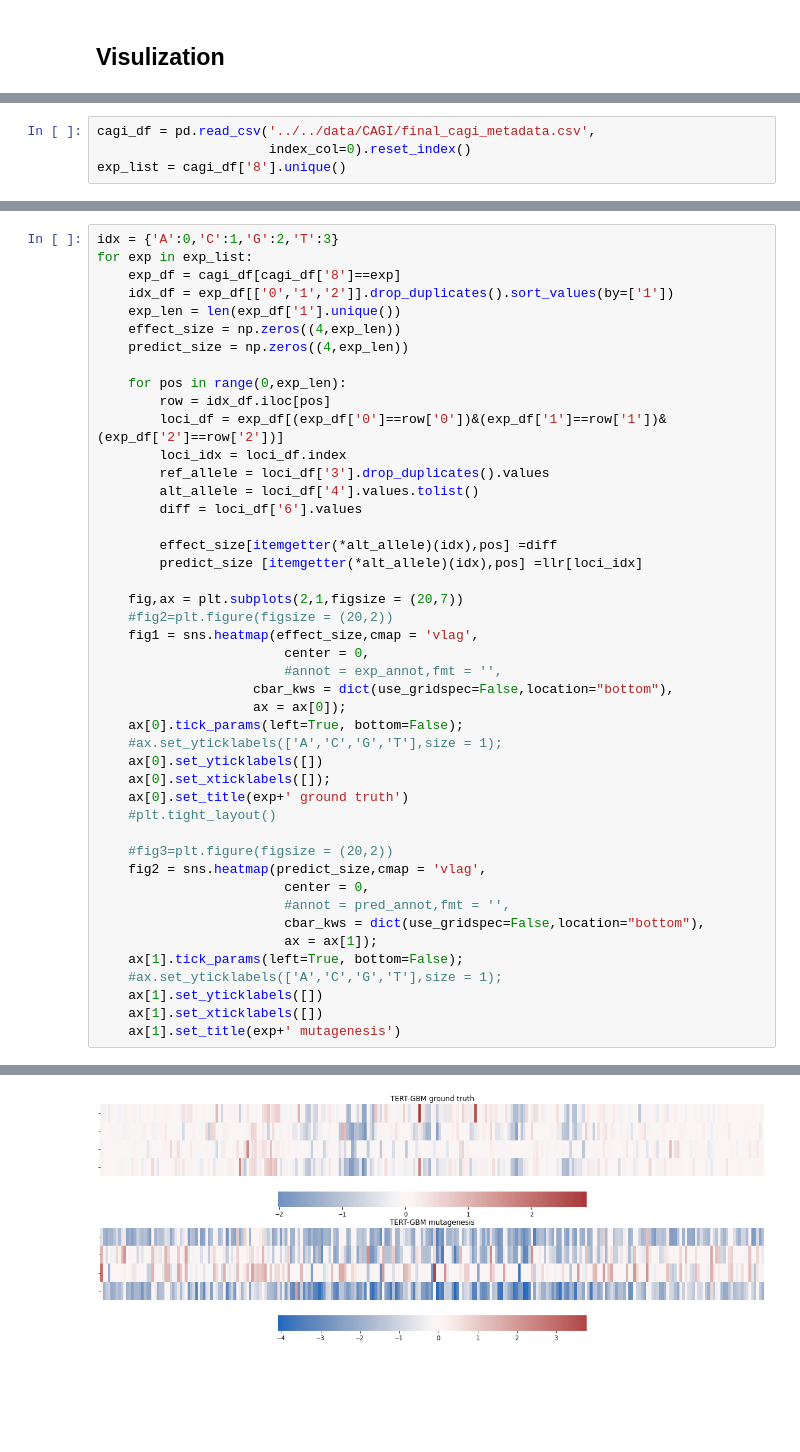
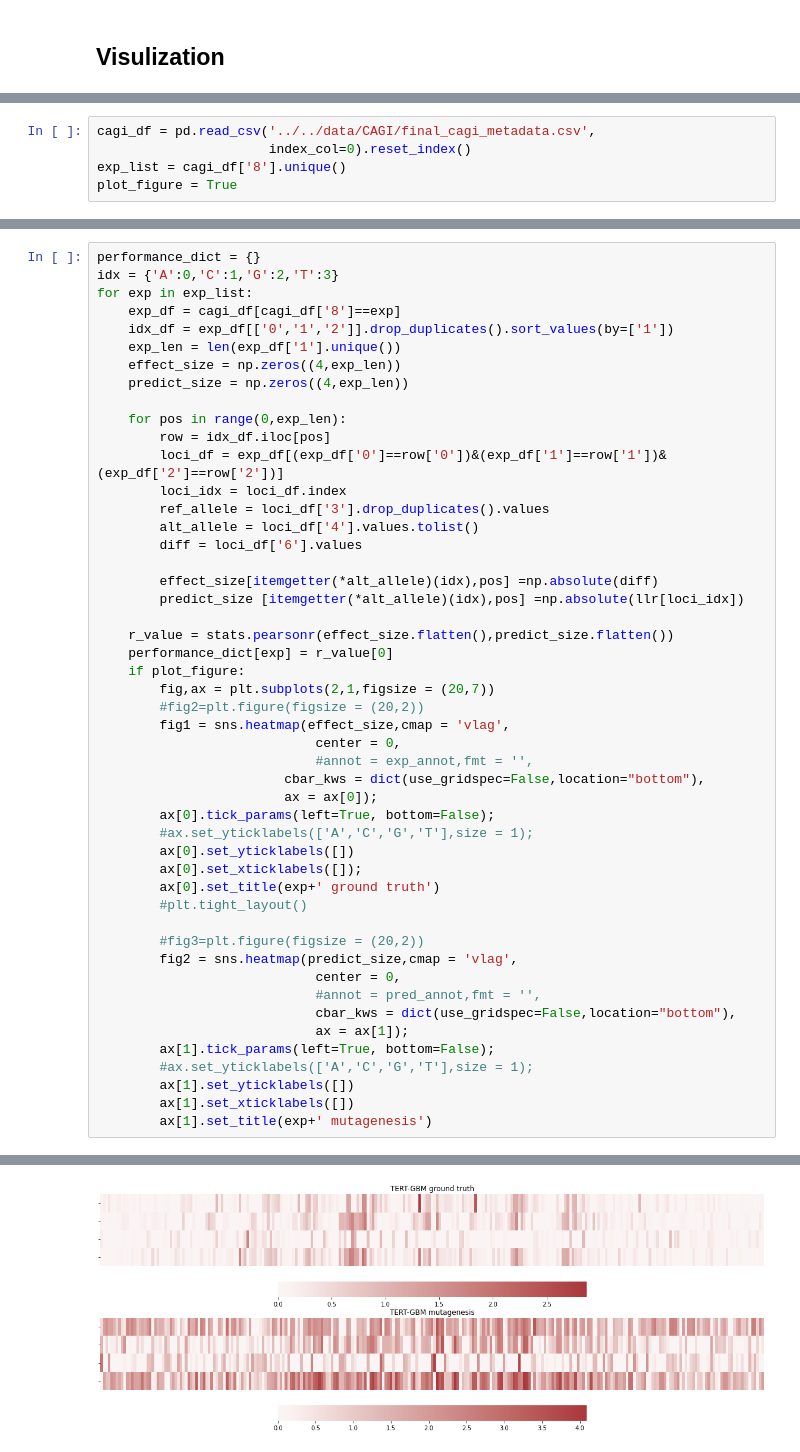
Before and after one commit to amberT15/RNA_multitask, a Jupyter notebook: evaluation/CAGI/cagi_gpn.ipynb, the cells around one changed output, grey strips where cells are left out. Saved outputs shown, nothing was run; the diff lists cells and outputs as text; blank space fills up the shorter version.

```diff
--- a/evaluation/CAGI/cagi_gpn.ipynb
+++ b/evaluation/CAGI/cagi_gpn.ipynb
@@ -55,3 +56,4 @@ llr = cagi_result['llr'][()]
 cagi_df = pd.read_csv('../../data/CAGI/final_cagi_metadata.csv',
                       index_col=0).reset_index()
 exp_list = cagi_df['8'].unique()
+plot_figure = True
@@ -64,4 +60,5 @@ array(['HBB', 'SORT1', 'TERT-GBM', 'PKLR', 'MYCrs6983267', 'IRF6', 'MSMB',
 # %%
+performance_dict = {}
 idx = {'A':0,'C':1,'G':2,'T':3}
 for exp in exp_list:
     exp_df = cagi_df[cagi_df['8']==exp]
@@ -78,32 +75,35 @@ for exp in exp_list:
         alt_allele = loci_df['4'].values.tolist()
         diff = loci_df['6'].values
 
-        effect_size[itemgetter(*alt_allele)(idx),pos] =diff
-        predict_size [itemgetter(*alt_allele)(idx),pos] =llr[loci_idx]
+        effect_size[itemgetter(*alt_allele)(idx),pos] =np.absolute(diff)
+        predict_size [itemgetter(*alt_allele)(idx),pos] =np.absolute(llr[loci_idx])
 
-    fig,ax = plt.subplots(2,1,figsize = (20,7))
-    #fig2=plt.figure(figsize = (20,2))
-    fig1 = sns.heatmap(effect_size,cmap = 'vlag',
-                        center = 0,
-                        #annot = exp_annot,fmt = '',
-                    cbar_kws = dict(use_gridspec=False,location="bottom"),
-                    ax = ax[0]);
-    ax[0].tick_params(left=True, bottom=False);
-    #ax.set_yticklabels(['A','C','G','T'],size = 1);
-    ax[0].set_yticklabels([])
-    ax[0].set_xticklabels([]);
-    ax[0].set_title(exp+' ground truth')
-    #plt.tight_layout()
+    r_value = stats.pearsonr(effect_size.flatten(),predict_size.flatten())
+    performance_dict[exp] = r_value[0]
+    if plot_figure:
+        fig,ax = plt.subplots(2,1,figsize = (20,7))
+        #fig2=plt.figure(figsize = (20,2))
+        fig1 = sns.heatmap(effect_size,cmap = 'vlag',
+                            center = 0,
+                            #annot = exp_annot,fmt = '',
+                        cbar_kws = dict(use_gridspec=False,location="bottom"),
+                        ax = ax[0]);
+        ax[0].tick_params(left=True, bottom=False);
+        #ax.set_yticklabels(['A','C','G','T'],size = 1);
+        ax[0].set_yticklabels([])
+        ax[0].set_xticklabels([]);
+        ax[0].set_title(exp+' ground truth')
+        #plt.tight_layout()
 
-    #fig3=plt.figure(figsize = (20,2))
-    fig2 = sns.heatmap(predict_size,cmap = 'vlag',
-                        center = 0,
-                        #annot = pred_annot,fmt = '',
-                        cbar_kws = dict(use_gridspec=False,location="bottom"),
-                        ax = ax[1]);
-    ax[1].tick_params(left=True, bottom=False);
-    #ax.set_yticklabels(['A','C','G','T'],size = 1);
-    ax[1].set_yticklabels([])
-    ax[1].set_xticklabels([])
-    ax[1].set_title(exp+' mutagenesis')
+        #fig3=plt.figure(figsize = (20,2))
+        fig2 = sns.heatmap(predict_size,cmap = 'vlag',
+                            center = 0,
+                            #annot = pred_annot,fmt = '',
+                            cbar_kws = dict(use_gridspec=False,location="bottom"),
+                            ax = ax[1]);
+        ax[1].tick_params(left=True, bottom=False);
+        #ax.set_yticklabels(['A','C','G','T'],size = 1);
+        ax[1].set_yticklabels([])
+        ax[1].set_xticklabels([])
+        ax[1].set_title(exp+' mutagenesis')
 # %% [output]
@@ -112 +112 @@ for exp in exp_list:
-[figure, old version]
+[figure, new version]
```
Also changed, not shown: parts of 5 cells of this notebook, 7 other files.
